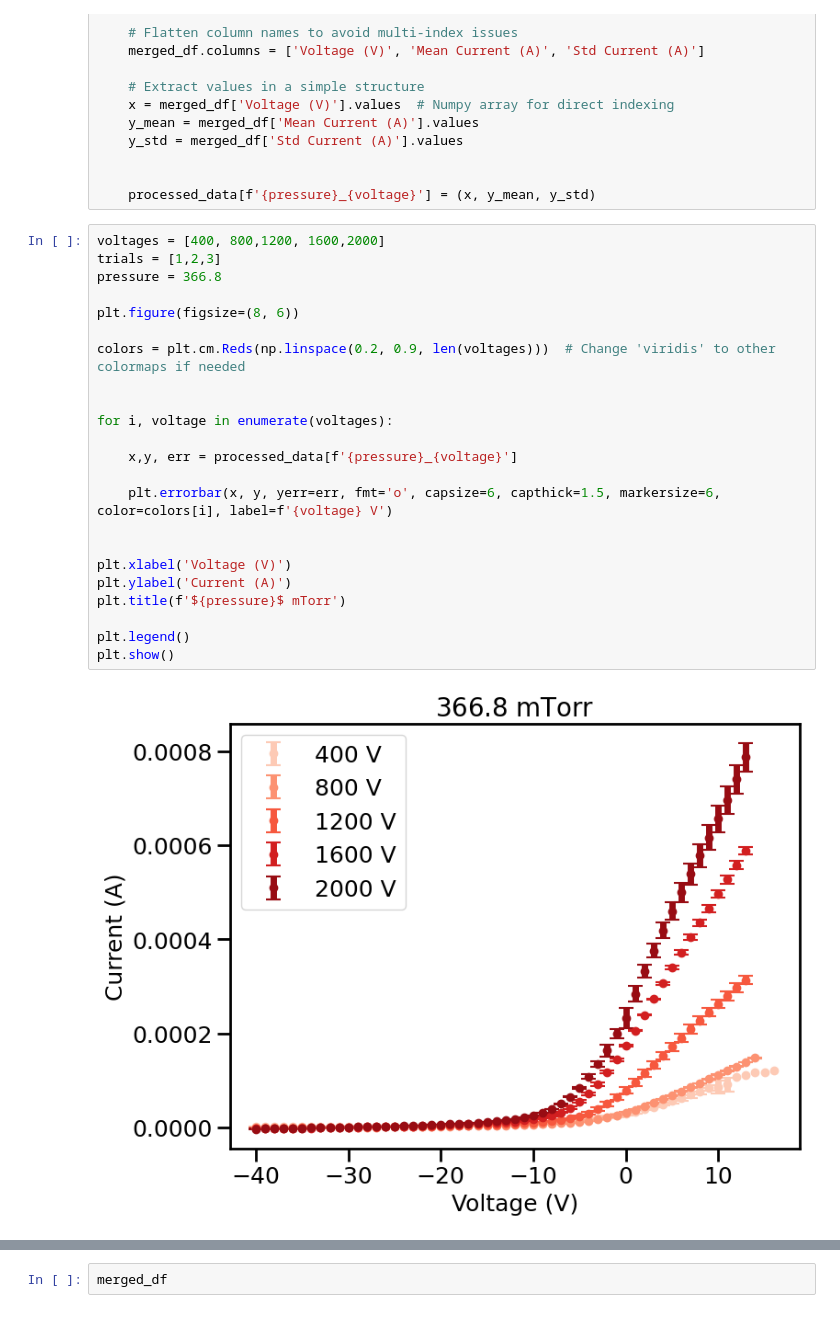
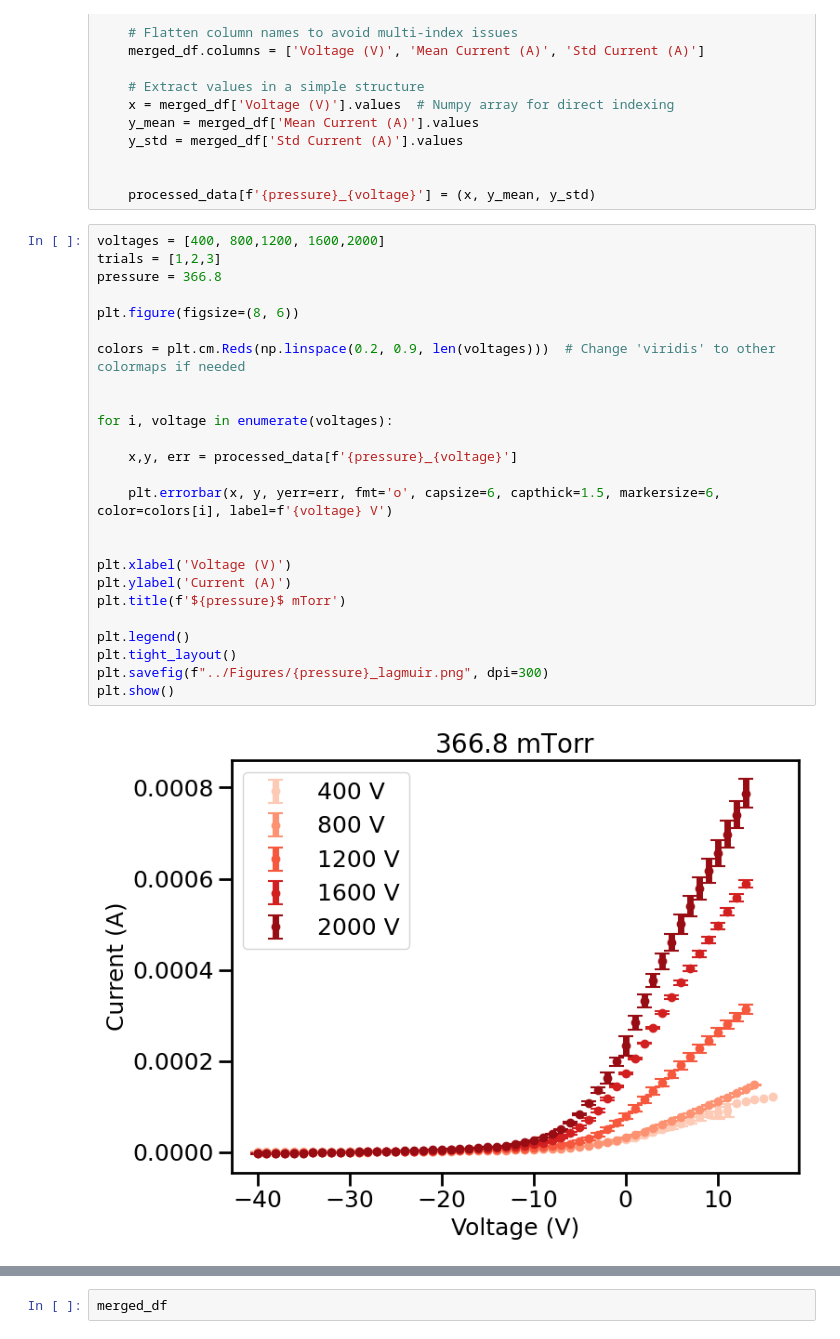
Before and after one commit to jorgegponce/physics191_plasma, a Jupyter notebook: Code/langmuir.ipynb, the cells around one changed output, grey strips where cells are left out. Drawn from its saved outputs; the diff is of its cells as text.

```diff
--- a/Code/langmuir.ipynb
+++ b/Code/langmuir.ipynb
@@ -212,25 +212,27 @@ for voltage in voltages:
 # %%
 voltages = [400, 800,1200, 1600,2000]
 trials = [1,2,3]
 pressure = 366.8
 
 plt.figure(figsize=(8, 6))
 
 colors = plt.cm.Reds(np.linspace(0.2, 0.9, len(voltages)))  # Change 'viridis' to other colormaps if needed
 
 
 for i, voltage in enumerate(voltages):
 
     x,y, err = processed_data[f'{pressure}_{voltage}']
 
     plt.errorbar(x, y, yerr=err, fmt='o', capsize=6, capthick=1.5, markersize=6, color=colors[i], label=f'{voltage} V')
 
 
 plt.xlabel('Voltage (V)')
 plt.ylabel('Current (A)')
 plt.title(f'${pressure}$ mTorr')
 
 plt.legend()
+plt.tight_layout()
+plt.savefig(f"../Figures/{pressure}_lagmuir.png", dpi=300)
 plt.show()
 # %% [output]
-[figure, old version]
+[figure, new version]
```
Also changed, not shown: parts of 4 cells of this notebook, 2 other files.
